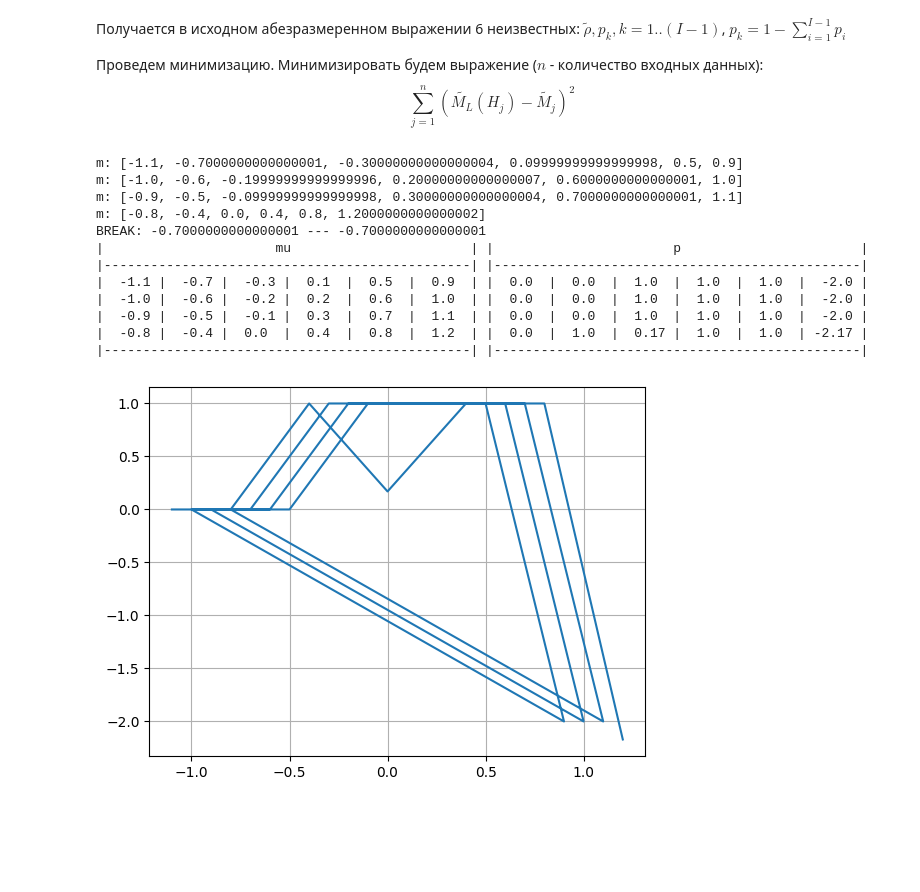
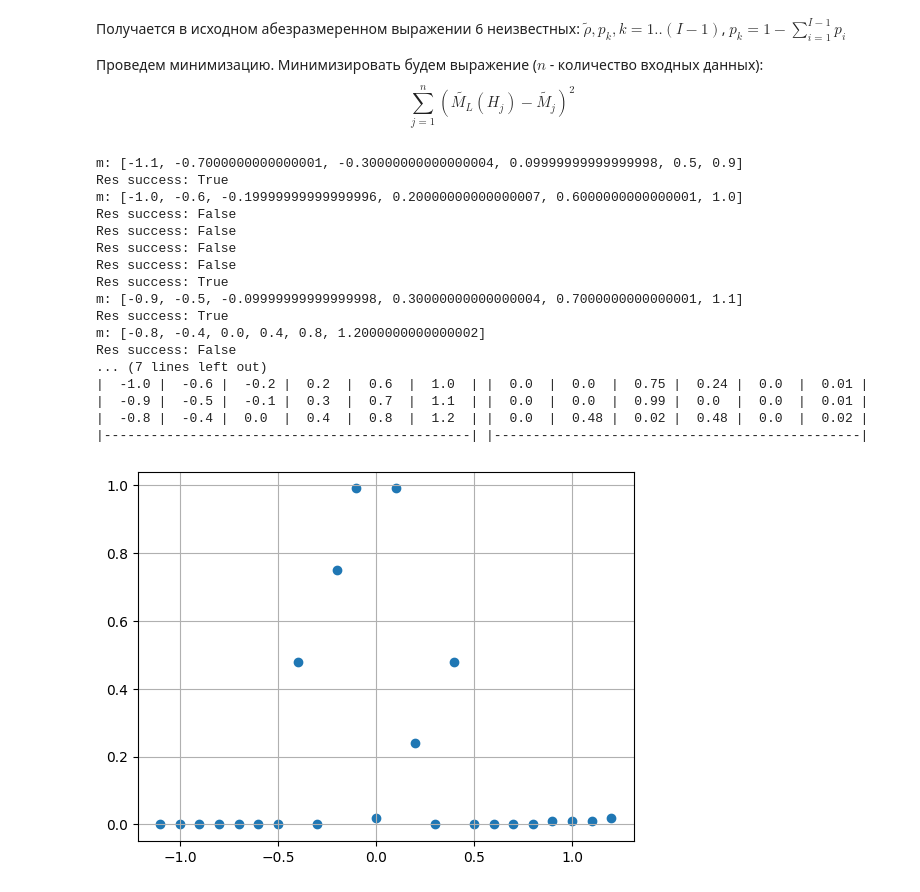
Before and after one commit to bkmz1840/Diplom, a Jupyter notebook: Untitled.ipynb, the cells around one changed output. Cells and saved outputs as stored; diff of their text form; code cells hidden in the pictures; blank space fills up the shorter version.

```diff
--- a/Untitled.ipynb
+++ b/Untitled.ipynb
@@ -154,8 +154,8 @@ $k_B = 1.380649 * 10^{-23}$ Дж/К
 # %%
 print('Посчитаем a и b:')
 
-a = (ro_r * mu_r) / M_r
-b = (mu_0 * mu_r * H_r) / (k_b * T_w)
+a = 1000 / M_r  # mu_r * ro_r = 10^(-19) * 10^22 = 1000
+b = (mu_0 * 1 * 1) / (k_b * T_w)  # Степени 10 сократились
 
 print(f'a: {a}')
 print(f'b: {b}')
@@ -189,39 +189,52 @@ from opt import *
 mu_border = -10000
 optimization_iterations = []
 optimizers = {}
-initial_guess = [10, 0.16666, 0.16666, 0.16666, 0.16666, 0.16666]
 bounds = [
-    [-10 ** 10, 10 ** 10],
+    [1, 1.1],
+    [0, 1],
     [0, 1],
     [0, 1],
     [0, 1],
     [0, 1],
     [0, 1],
 ]
+constraints = ({'type': 'eq', "fun": constraint})
 cur_mu_min = mu_min
 result = []
+not_success = False
 while True:
-    mus = get_mus(cur_mu_min, mu_step, I)
 
-    if mu_border == -10000:
-        mu_border = mus[1]
+    if not not_success:
+        mus = get_mus(cur_mu_min, mu_step, I)
 
-    if abs(mu_border - mus[0]) <= 10 ** (-6):
-        print(f'BREAK: {mu_border} --- {mus[0]}')
-        break
+        if mu_border == -10000:
+            mu_border = mus[1]
 
-    print(f'm: {mus}')
-    cur_mu_min += 0.1
+        if abs(mu_border - mus[0]) <= 10 ** (-6):
+            print(f'BREAK: {mu_border} --- {mus[0]}')
+            break
+
+        print(f'm: {mus}')
+        cur_mu_min += 0.1
+    else:
+        not_success = False
+
+    initial_guess = [1]
+    initial_guess.extend(get_start_guess(6))
 
     res = minimize(
         lambda p: optimization_func(p, mus, n, a, b, H_w, M_w),
         initial_guess,
-        bounds=bounds
+        bounds=bounds,
+        constraints=constraints
     )
 
+    print(f'Res success: {res.success}')
+    if not res.success:
+        not_success = True
+        continue
+
     found_params = list(res.x)[1:]
-    p_I = 1 - sum(found_params)
-    found_params.append(p_I)
     result.append(OptimizationResult(found_params, mus))
 
 header = "|" + " " * 22 + "mu" + " " * 23 + "| |" + " " * 23 + "p" + " " * 23 + "|"
@@ -233,26 +246,31 @@ for r in result:
 print(splitter)
 # %% [output]
 m: [-1.1, -0.7000000000000001, -0.30000000000000004, 0.09999999999999998, 0.5, 0.9]
+Res success: True
 m: [-1.0, -0.6, -0.19999999999999996, 0.20000000000000007, 0.6000000000000001, 1.0]
+Res success: False
+Res success: False
+Res success: False
+Res success: False
+Res success: True
 m: [-0.9, -0.5, -0.09999999999999998, 0.30000000000000004, 0.7000000000000001, 1.1]
+Res success: True
 m: [-0.8, -0.4, 0.0, 0.4, 0.8, 1.2000000000000002]
-BREAK: -0.7000000000000001 --- -0.7000000000000001
-|                      mu                       | |                       p                       |
+Res success: False
+... (7 lines left out)
+|  -1.0 |  -0.6 |  -0.2 |  0.2  |  0.6  |  1.0  | |  0.0  |  0.0  |  0.75 |  0.24 |  0.0  |  0.01 |
+|  -0.9 |  -0.5 |  -0.1 |  0.3  |  0.7  |  1.1  | |  0.0  |  0.0  |  0.99 |  0.0  |  0.0  |  0.01 |
+|  -0.8 |  -0.4 |  0.0  |  0.4  |  0.8  |  1.2  | |  0.0  |  0.48 |  0.02 |  0.48 |  0.0  |  0.02 |
 |-----------------------------------------------| |-----------------------------------------------|
-|  -1.1 |  -0.7 |  -0.3 |  0.1  |  0.5  |  0.9  | |  0.0  |  0.0  |  1.0  |  1.0  |  1.0  |  -2.0 |
-|  -1.0 |  -0.6 |  -0.2 |  0.2  |  0.6  |  1.0  | |  0.0  |  0.0  |  1.0  |  1.0  |  1.0  |  -2.0 |
-|  -0.9 |  -0.5 |  -0.1 |  0.3  |  0.7  |  1.1  | |  0.0  |  0.0  |  1.0  |  1.0  |  1.0  |  -2.0 |
-|  -0.8 |  -0.4 |  0.0  |  0.4  |  0.8  |  1.2  | |  0.0  |  1.0  |  0.17 |  1.0  |  1.0  | -2.17 |
-|-----------------------------------------------| |-----------------------------------------------|
 # %%
 x = []
 y = []
 for r in result:
     x.extend(map(lambda e: round(e, 2), r.mus))
     y.extend(map(lambda e: round(e, 2), r.p))
 
 plt.grid()
-plt.plot(x, y)
+plt.scatter(x, y)
 plt.show()
 # %% [output]
-[figure, old version]
+[figure, new version]
```
Also changed, not shown: parts of 2 cells of this notebook, 3 other files.
